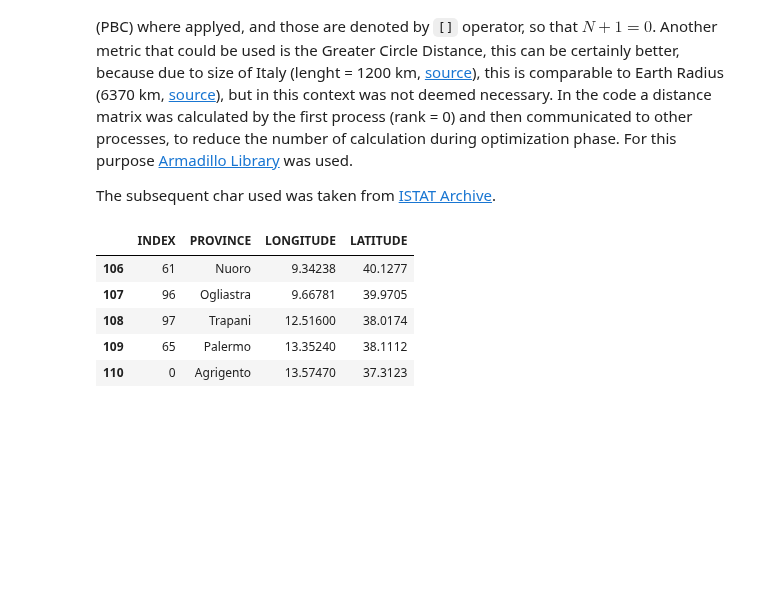
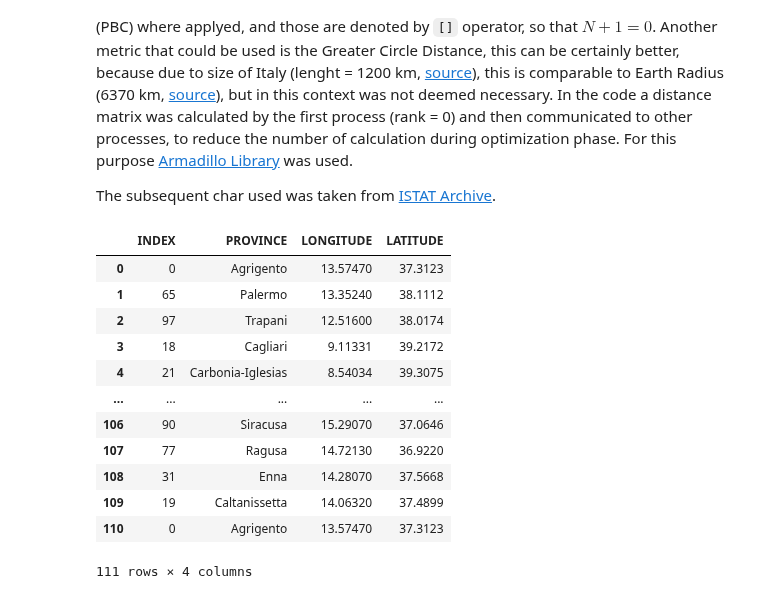
Before and after one commit to RandDouble/SimulazioneNumerica, a Jupyter notebook: LSN_Exercises_10.ipynb, the cells around one changed output. Cells and saved outputs as stored; diff of their text form; code cells hidden in the pictures; blank space fills up the shorter version.

```diff
--- a/LSN_Exercises_10.ipynb
+++ b/LSN_Exercises_10.ipynb
@@ -45,15 +48,22 @@ import geopandas
 plt.style.use('seaborn-v0_8')
 # %%
 italy: geopandas.GeoDataFrame = geopandas.read_file(
-    "eser_10/results/ProvCM01012024_g_WGS84.shp"
+    "eser_10/charts/ProvCM01012024_g_WGS84.shp"
 ).to_crs('EPSG:4326')
-data = pd.read_csv("eser_10/results/best_route.csv")
+data = pd.read_csv("eser_10/results/multi_thread/best_route.csv")
 data.loc[data.shape[0]] = data.iloc[0]
-data.tail()
+data
 # %% [output]
 |  | INDEX | PROVINCE | LONGITUDE | LATITUDE |
-| 106 | 61 | Nuoro | 9.34238 | 40.1277 |
-| 107 | 96 | Ogliastra | 9.66781 | 39.9705 |
-| 108 | 97 | Trapani | 12.51600 | 38.0174 |
-| 109 | 65 | Palermo | 13.35240 | 38.1112 |
+| 0 | 0 | Agrigento | 13.57470 | 37.3123 |
+| 1 | 65 | Palermo | 13.35240 | 38.1112 |
+| 2 | 97 | Trapani | 12.51600 | 38.0174 |
+| 3 | 18 | Cagliari | 9.11331 | 39.2172 |
+| 4 | 21 | Carbonia-Iglesias | 8.54034 | 39.3075 |
+| ... | ... | ... | ... | ... |
+| 106 | 90 | Siracusa | 15.29070 | 37.0646 |
+| 107 | 77 | Ragusa | 14.72130 | 36.9220 |
+| 108 | 31 | Enna | 14.28070 | 37.5668 |
+| 109 | 19 | Caltanissetta | 14.06320 | 37.4899 |
 | 110 | 0 | Agrigento | 13.57470 | 37.3123 |
+111 rows × 4 columns
```
Also changed, not shown: parts of 11 cells of this notebook, 9 other files.
